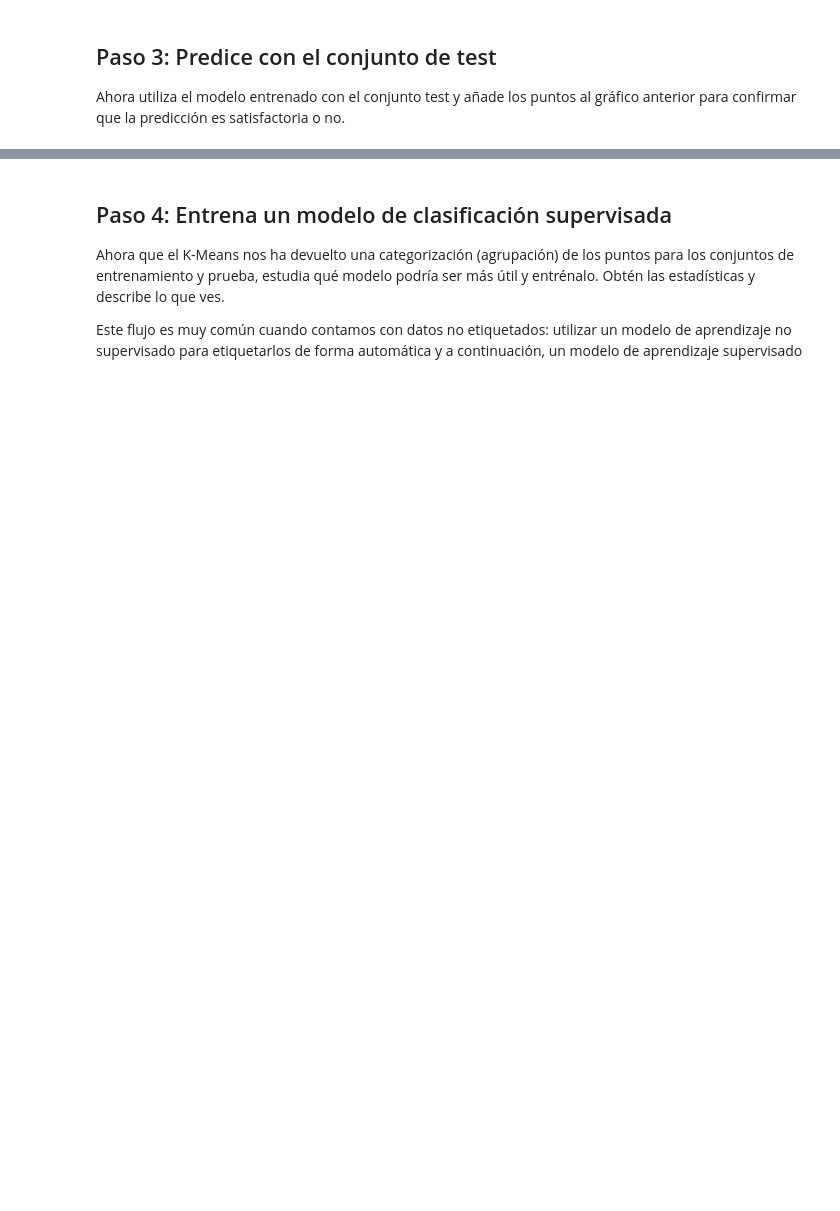
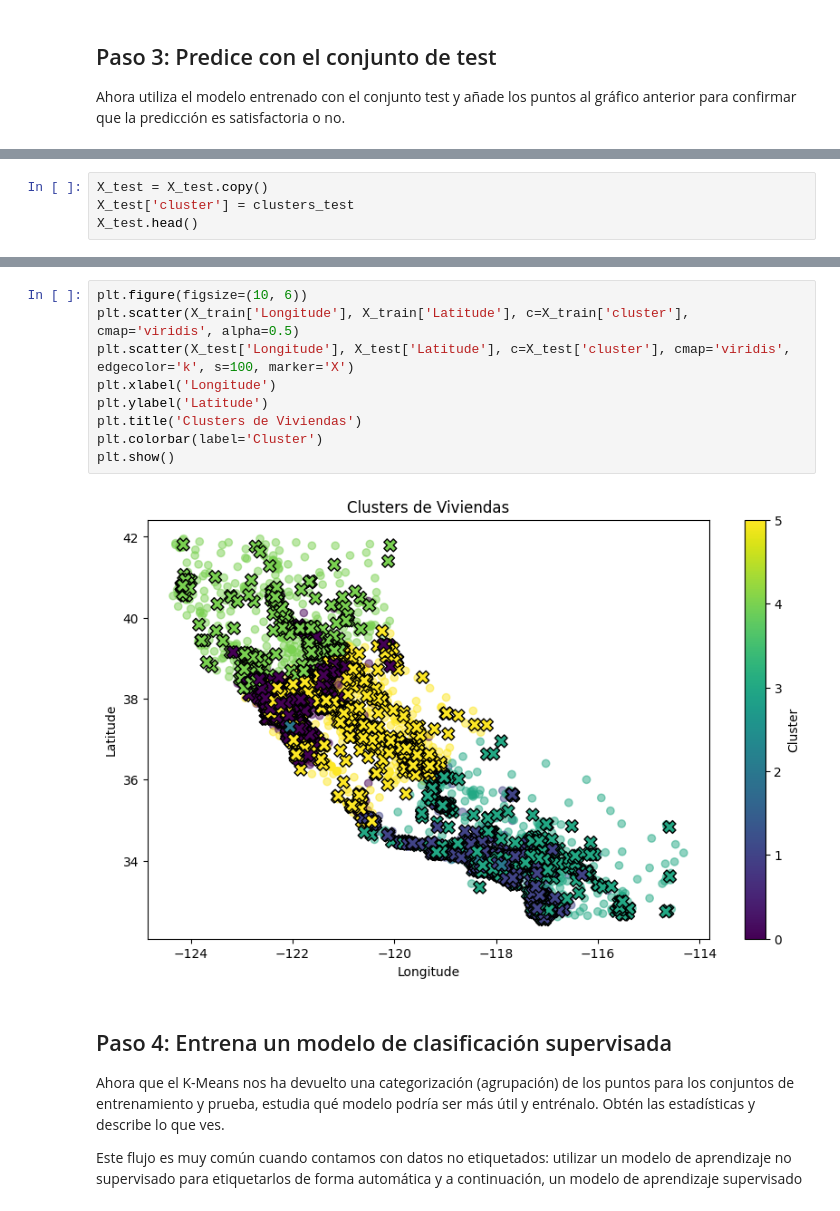
Before and after one commit to 4GeeksAcademy/ekbalam11-machine-learning, a Jupyter notebook: src/09-k-means-housing.ipynb, the cells around one changed output, grey strips where cells are left out. Drawn from its saved outputs; the diff is of its cells as text; blank space fills up the shorter version.

```diff
--- a/src/09-k-means-housing.ipynb
+++ b/src/09-k-means-housing.ipynb
@@ -83,0 +105,4 @@ Ahora utiliza el modelo entrenado con el conjunto test y añade los puntos al gr
+# %%
+X_test = X_test.copy()
+X_test['cluster'] = clusters_test
+X_test.head()
@@ -84,3 +116,14 @@ Ahora utiliza el modelo entrenado con el conjunto test y añade los puntos al gr
+# %%
+plt.figure(figsize=(10, 6))
+plt.scatter(X_train['Longitude'], X_train['Latitude'], c=X_train['cluster'], cmap='viridis', alpha=0.5)
+plt.scatter(X_test['Longitude'], X_test['Latitude'], c=X_test['cluster'], cmap='viridis', edgecolor='k', s=100, marker='X')
+plt.xlabel('Longitude')
+plt.ylabel('Latitude')
+plt.title('Clusters de Viviendas')
+plt.colorbar(label='Cluster')
+plt.show()
+# %% [output]
+[figure, added]
 # %% [markdown]
 ## Paso 4: Entrena un modelo de clasificación supervisada
 
```
Also changed, not shown: parts of 14 cells of this notebook, 2 other files.
